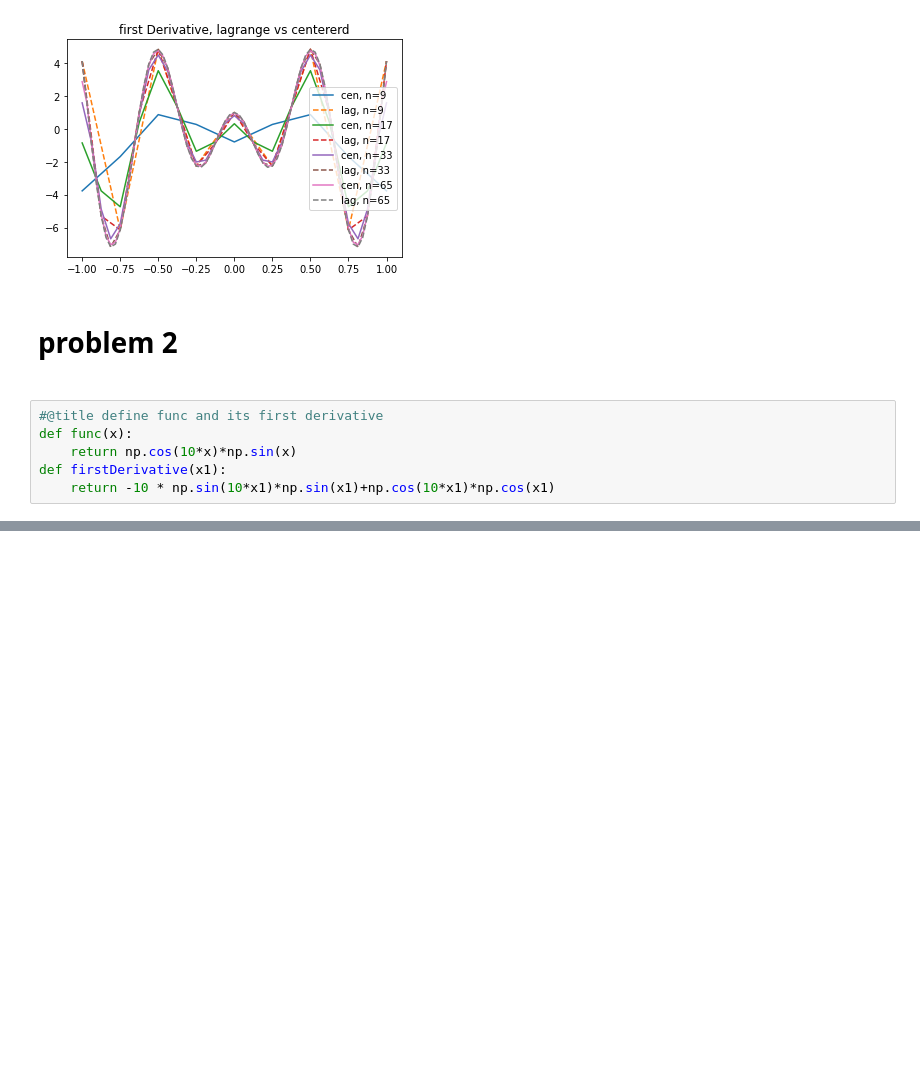
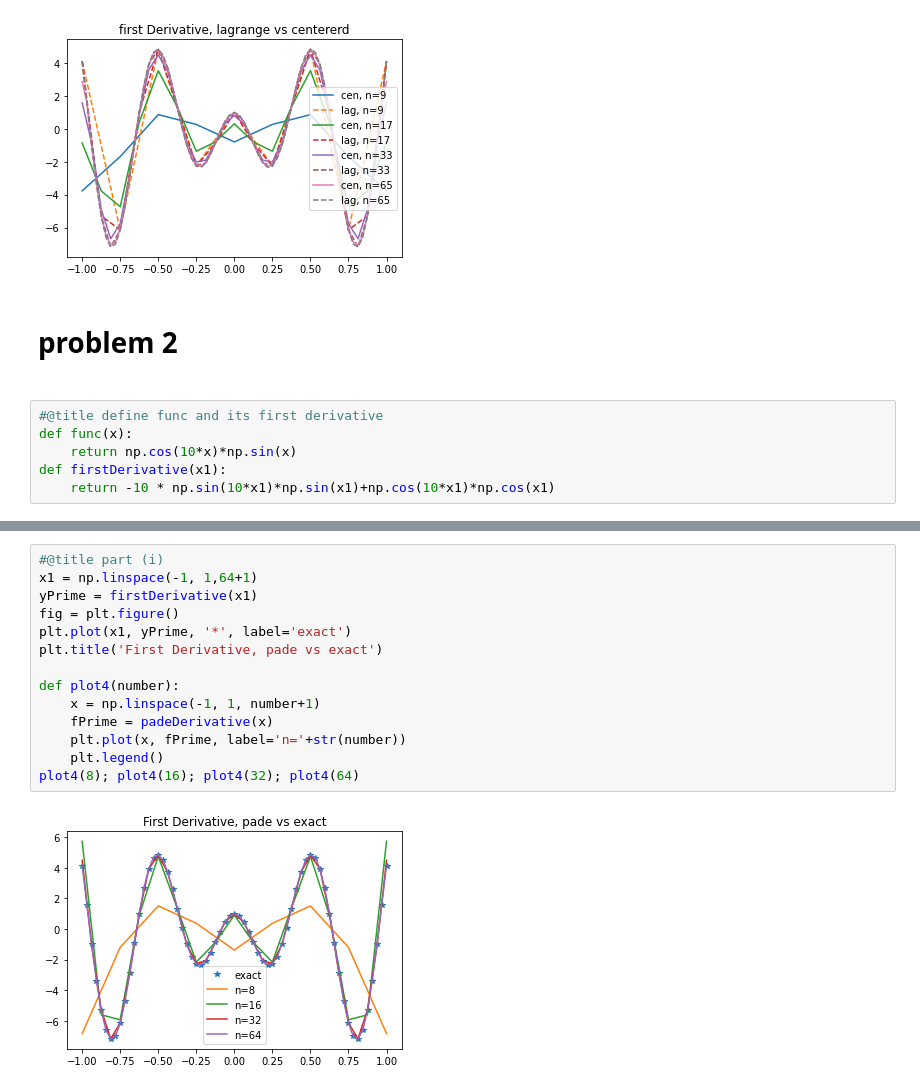
Before and after one commit to zomorodiyan/MAE-5093, a Jupyter notebook: CP1.ipynb, the cells around one changed output, grey strips where cells are left out. Saved outputs shown, nothing was run; the diff lists cells and outputs as text; blank space fills up the shorter version.

```diff
--- a/CP1.ipynb
+++ b/CP1.ipynb
@@ -218,0 +149,16 @@ plt.savefig('p2b_'+str(len(n)))
+# %%
+#@title part (i)
+x1 = np.linspace(-1, 1,64+1)
+yPrime = firstDerivative(x1)
+fig = plt.figure()
+plt.plot(x1, yPrime, '*', label='exact')
+plt.title('First Derivative, pade vs exact')
+
+def plot4(number):
+    x = np.linspace(-1, 1, number+1)
+    fPrime = padeDerivative(x)
+    plt.plot(x, fPrime, label='n='+str(number))
+    plt.legend()
+plot4(8); plot4(16); plot4(32); plot4(64)
+# %% [output]
+[figure, added]
```
Also changed, not shown: parts of 5 cells of this notebook.
